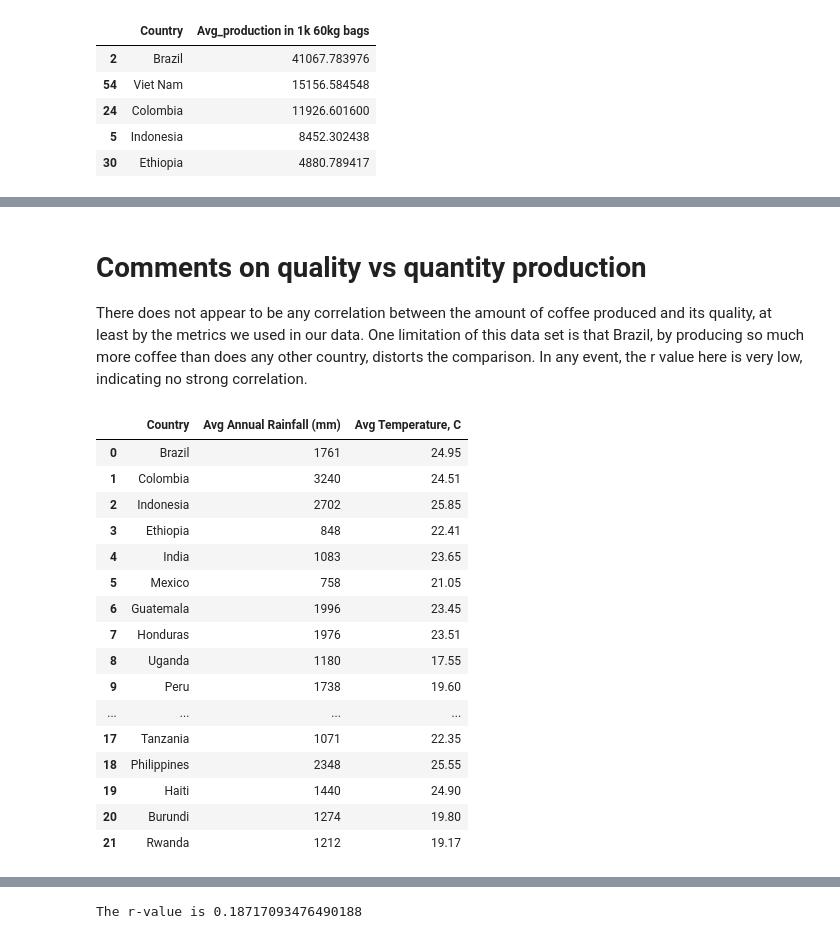
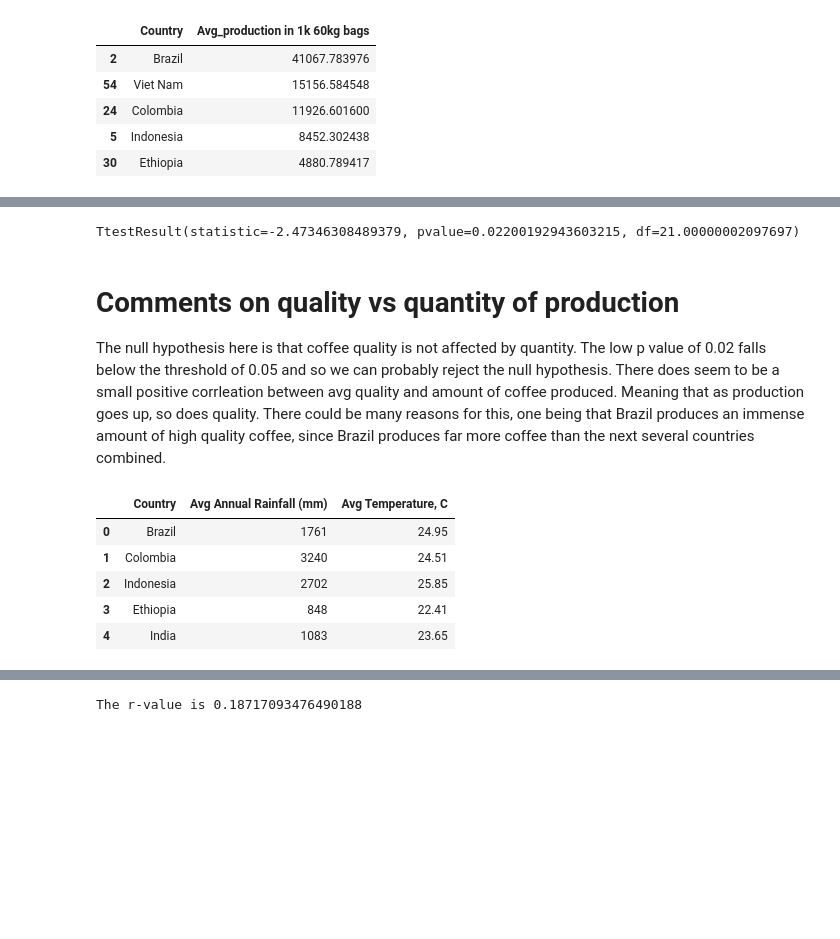
Before and after one commit to colinroberts-data-analytics-portfolio/project1, a Jupyter notebook: Weathercoffee.ipynb, the cells around one changed output, grey strips where cells are left out. Drawn from its saved outputs; the diff is of its cells as text; code cells hidden in the pictures; blank space fills up the shorter version.

Commit message:
updated code
Contains p values and annotations

```diff
--- a/Weathercoffee.ipynb
+++ b/Weathercoffee.ipynb
@@ -194,34 +172,27 @@ The r-value is 0.09454665703064204
 [figure]
+# %%
+stats.ttest_ind(x_values,y_values, equal_var = False)
+# %% [output]
+TtestResult(statistic=-2.47346308489379, pvalue=0.02200192943603215, df=21.00000002097697)
 # %% [markdown]
-# Comments on quality vs quantity production
+# Comments on quality vs quantity of production
 
-There does not appear to be any correlation between the amount of coffee produced and its quality, at least by the metrics we used in our data. One limitation of this data set is that Brazil, by producing so much more coffee than does any other country, distorts the comparison. In any event, the r value here is very low, indicating no strong correlation.
+The null hypothesis here is that coffee quality is not affected by quantity. The low p value of 0.02 falls below the threshold of 0.05 and so we can probably reject the null hypothesis. There does seem to be a small positive corrleation between avg quality and amount of coffee produced. Meaning that as production goes up, so does quality. There could be many reasons for this, one being that Brazil produces an immense amount of high quality coffee, since Brazil produces far more coffee than the next several countries combined.
 # %%
 # import a new dataframe for weather
 # Data source: Mitchell, T.D., Carter, T.R., Jones, P.D., Hulme, M., New, M., 2003:
 # A Comprehensive Set of High-Resolution Grids of Monthly Climate for Europe and the Globe
 weather_stats_path = "data/rainfall and temperature data.csv"
 
 weather_stats_df = pd.read_csv(weather_stats_path)
-weather_stats_df
+weather_stats_df.head()
 # %% [output]
 |  | Country | Avg Annual Rainfall (mm) | Avg Temperature, C |
 | 0 | Brazil | 1761 | 24.95 |
 | 1 | Colombia | 3240 | 24.51 |
 | 2 | Indonesia | 2702 | 25.85 |
 | 3 | Ethiopia | 848 | 22.41 |
 | 4 | India | 1083 | 23.65 |
-| 5 | Mexico | 758 | 21.05 |
-| 6 | Guatemala | 1996 | 23.45 |
-| 7 | Honduras | 1976 | 23.51 |
-| 8 | Uganda | 1180 | 17.55 |
-| 9 | Peru | 1738 | 19.60 |
-| ... | ... | ... | ... |
-| 17 | Tanzania | 1071 | 22.35 |
-| 18 | Philippines | 2348 | 25.55 |
-| 19 | Haiti | 1440 | 24.90 |
-| 20 | Burundi | 1274 | 19.80 |
-| 21 | Rwanda | 1212 | 19.17 |
 # %%
 # Build a scatter plot for quality vs avg annual rainfall - rvq = rainfall vs quality
 x_values_rvq = weather_stats_df['Avg Annual Rainfall (mm)']
```
Also changed, not shown: parts of 16 cells of this notebook.
